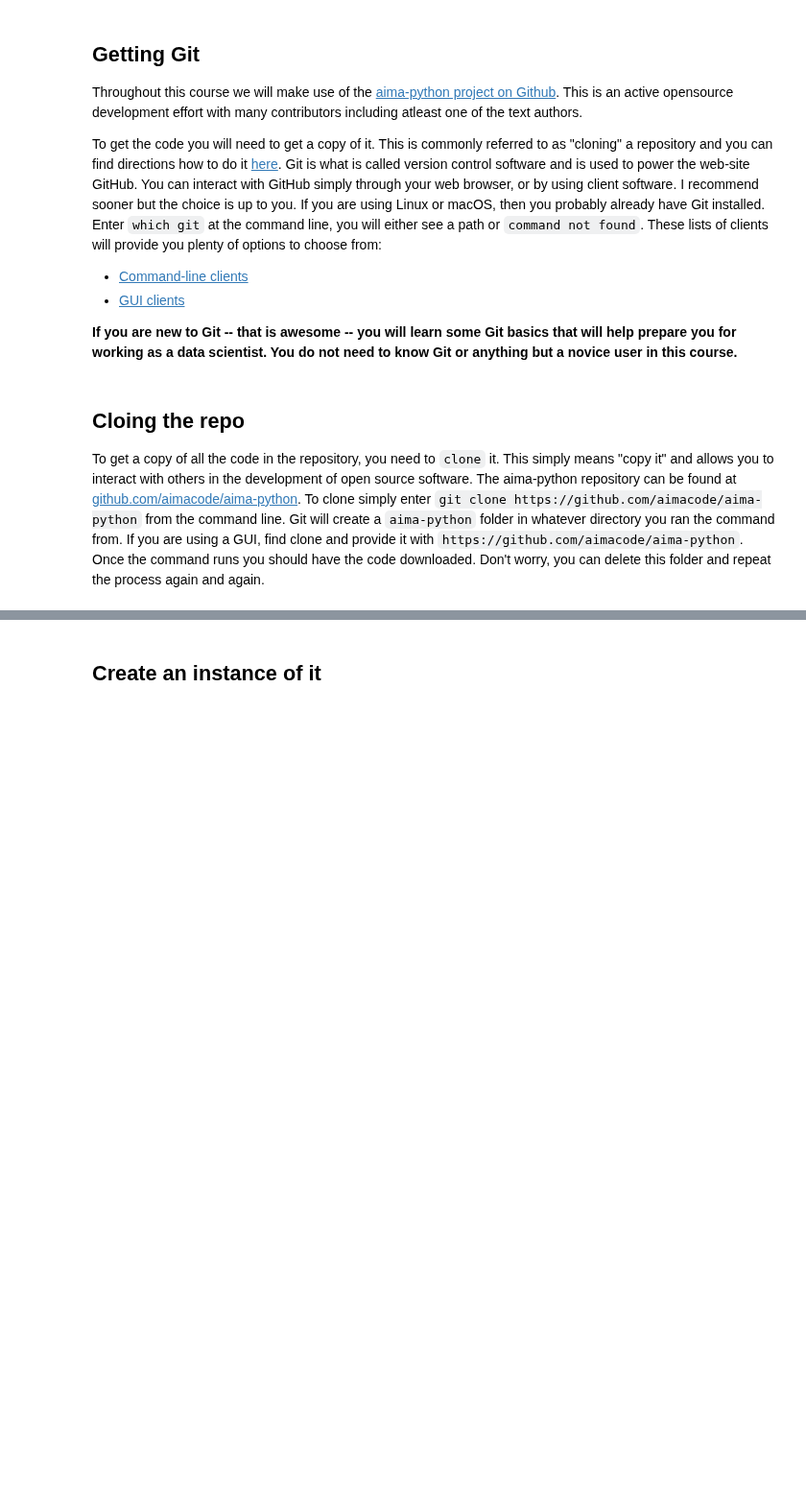
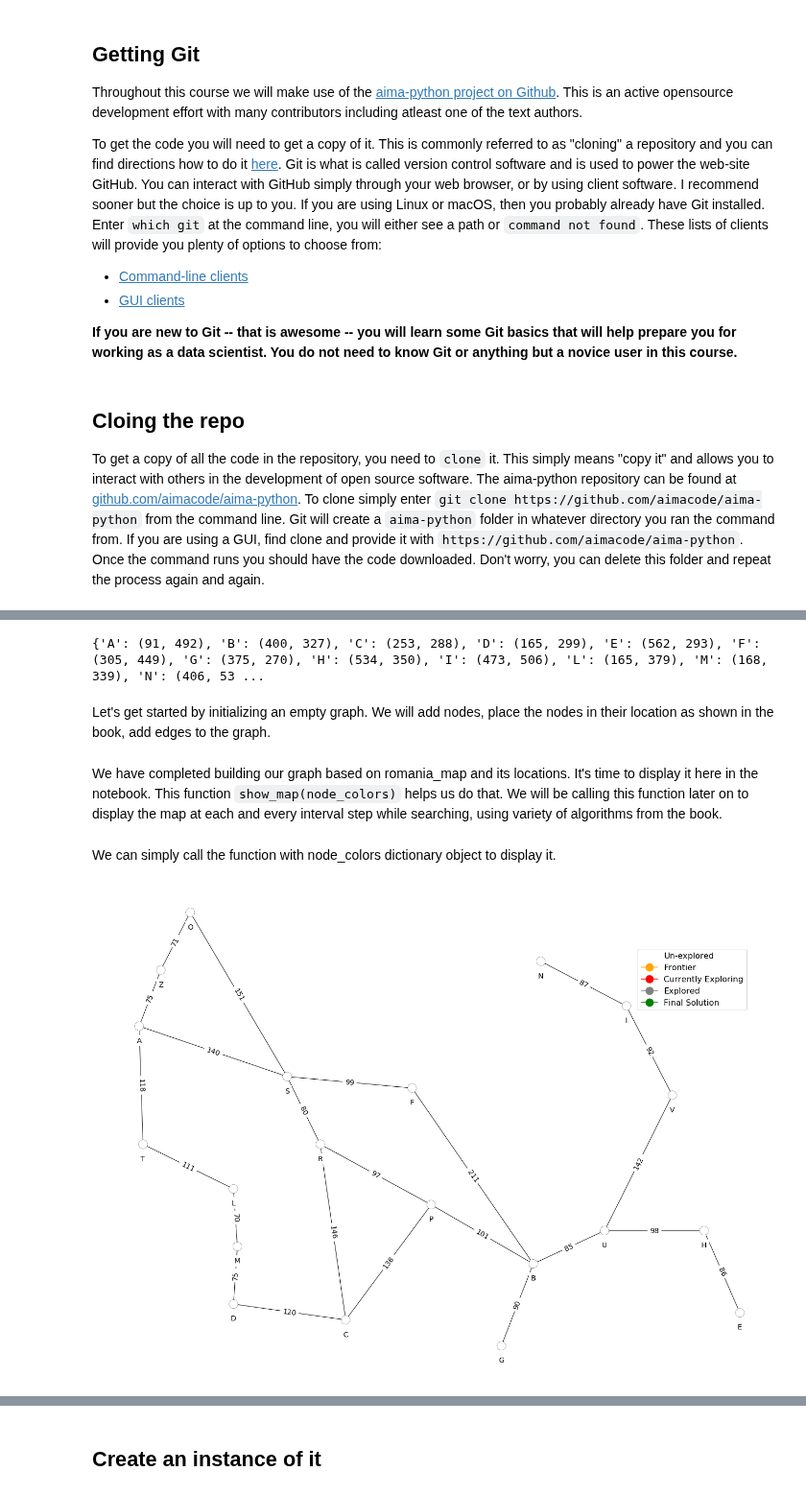
Before and after one commit to robOcity/ai-course, a Jupyter notebook: assignments/week-2-search-assignment.ipynb, the cells around one changed output, grey strips where cells are left out. Shown at 96% size. Drawn from its saved outputs; the diff is of its cells as text; code cells hidden in the pictures; blank space fills up the shorter version.

```diff
--- a/assignments/week-2-search-assignment.ipynb
+++ b/assignments/week-2-search-assignment.ipynb
@@ -93,0 +76,24 @@ class HelloProblem(SearchProblem):
+# %%
+romania_map = UndirectedGraph(dict(
+    A=dict(Z=75, S=140, T=118),
+    B=dict(U=85, P=101, G=90, F=211),
+    C=dict(D=120, R=146, P=138),
+    D=dict(M=75),
+    E=dict(H=86),
+    F=dict(S=99),
+    H=dict(U=98),
+    I=dict(V=92, N=87),
+    L=dict(T=111, M=70),
+    O=dict(Z=71, S=151),
+    P=dict(R=97),
+    R=dict(S=80),
+    U=dict(V=142)))
+
+romania_map.locations = dict(
+    A=(91, 492), B=(400, 327), C=(253, 288),
+    D=(165, 299), E=(562, 293), F=(305, 449),
+    G=(375, 270), H=(534, 350), I=(473, 506),
+    L=(165, 379), M=(168, 339), N=(406, 537),
+    O=(131, 571), P=(320, 368), R=(233, 410),
+    S=(207, 457), T=(94, 410), U=(456, 350),
+    V=(509, 444), Z=(108, 531))
@@ -93,0 +117,28 @@ class HelloProblem(SearchProblem):
+# %%
+romania_locations = romania_map.locations
+print(romania_locations)
+# %% [output]
+{'A': (91, 492), 'B': (400, 327), 'C': (253, 288), 'D': (165, 299), 'E': (562, 293), 'F': (305, 449), 'G': (375, 270), 'H': (534, 350), 'I': (473, 506), 'L': (165, 379), 'M': (168, 339), 'N': (406, 53 ...
+# %% [markdown]
+Let's get started by initializing an empty graph. We will add nodes, place the nodes in their location as shown in the book, add edges to the graph.
+# %%
+# node colors, node positions and node label positions
+node_colors = {node: 'white' for node in romania_map.locations.keys()}
+node_positions = romania_map.locations
+node_label_pos = { k:[v[0],v[1]-10]  for k,v in romania_map.locations.items() }
+edge_weights = {(k, k2) : v2 for k, v in romania_map.graph_dict.items() for k2, v2 in v.items()}
+
+romania_graph_data = {  'graph_dict' : romania_map.graph_dict,
+                        'node_colors': node_colors,
+                        'node_positions': node_positions,
+                        'node_label_positions': node_label_pos,
+                         'edge_weights': edge_weights
+                     }
+# %% [markdown]
+We have completed building our graph based on romania_map and its locations. It's time to display it here in the notebook. This function `show_map(node_colors)` helps us do that. We will be calling this function later on to display the map at each and every interval step while searching, using variety of algorithms from the book.
+# %% [markdown]
+We can simply call the function with node_colors dictionary object to display it.
+# %%
+show_map(romania_graph_data)
+# %% [output]
+[figure, added]
```
Also changed, not shown: parts of 23 cells of this notebook.
